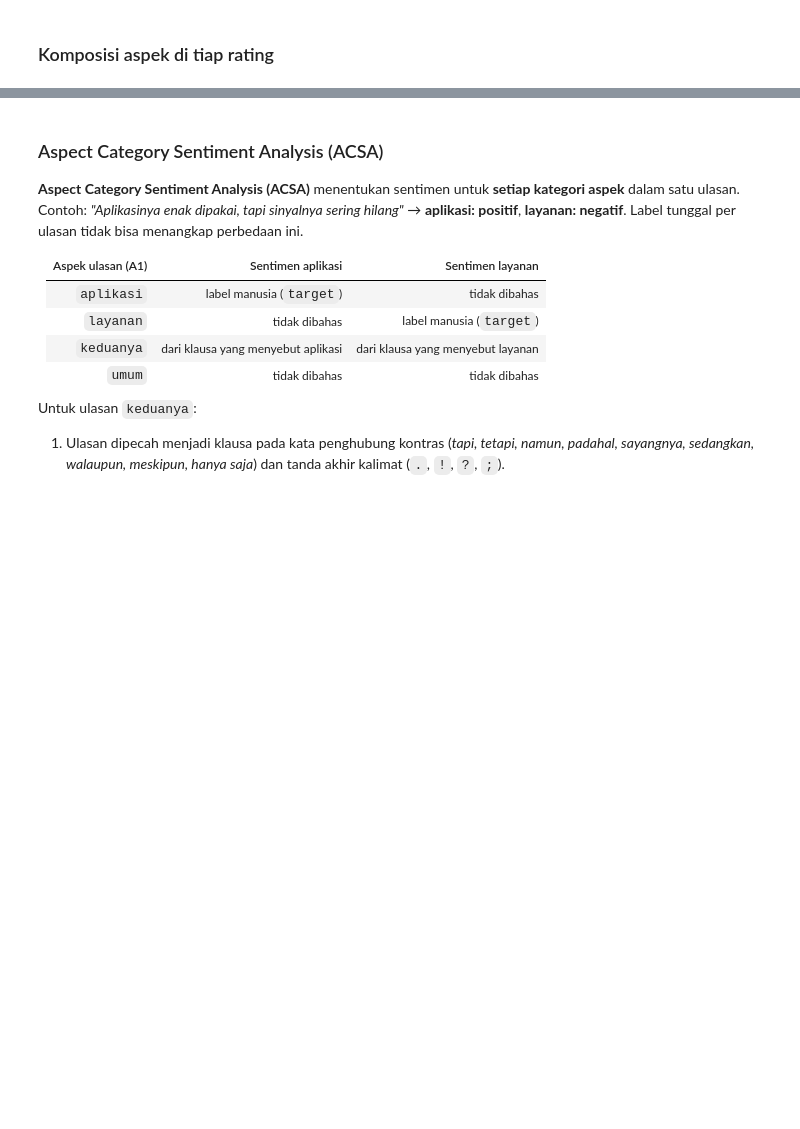
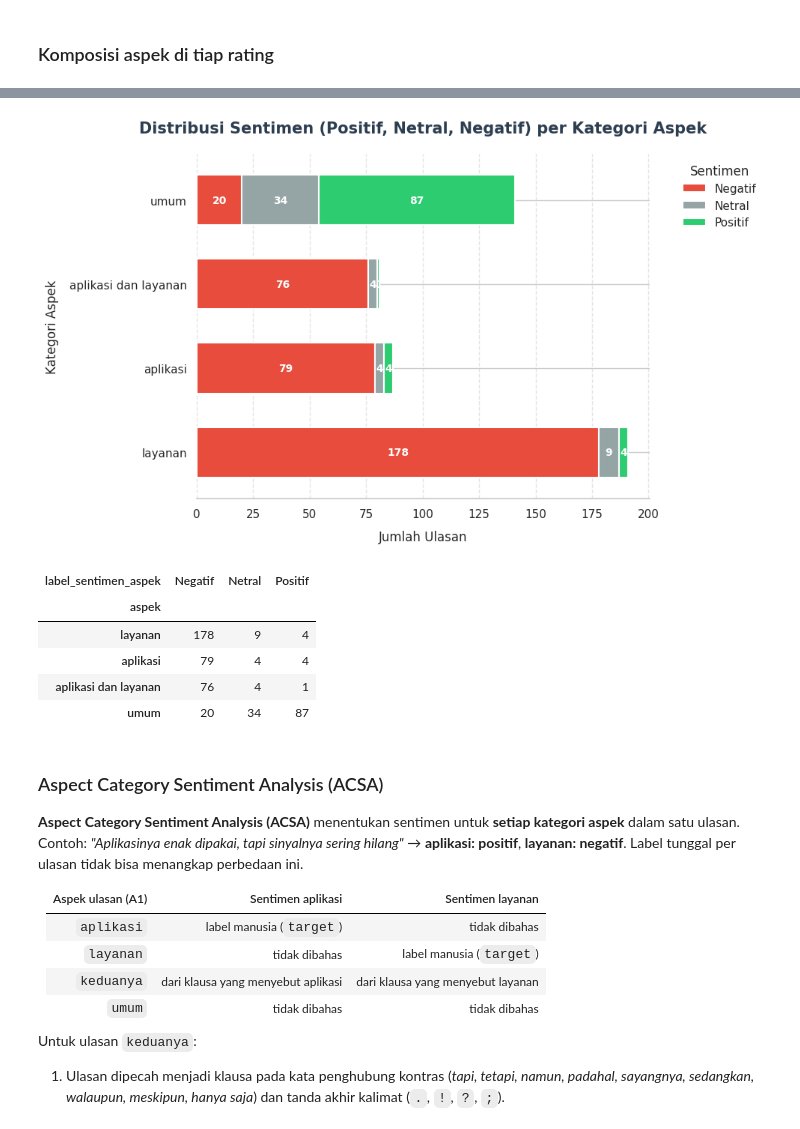
Before and after one commit to Newtype354/Sentiment-Analysis-bias-mytelkomsel, a Jupyter notebook: PBA_Sentiment_Analysis.ipynb, the cells around one changed output, grey strips where cells are left out. Cells and saved outputs as stored; diff of their text form; code cells hidden in the pictures; blank space fills up the shorter version.

```diff
--- a/PBA_Sentiment_Analysis.ipynb
+++ b/PBA_Sentiment_Analysis.ipynb
@@ -1014,3 +1049,70 @@ plt.show()
+# %%
+import pandas as pd
+import numpy as np
+import matplotlib.pyplot as plt
+import seaborn as sns
+
+# Memetakan nilai sentimen angka kembali ke label teks untuk kemudahan visualisasi
+nama_sentimen_map = {-1: 'Negatif', 0: 'Netral', 1: 'Positif'}
+df_aspek['label_sentimen_aspek'] = df_aspek['target'].map(nama_sentimen_map)
+
+# Membuat crosstab antara Aspek dan Sentimen
+tabel_aspek_sentimen = pd.crosstab(df_aspek['aspek'], df_aspek['label_sentimen_aspek'])
+
+# Mengurutkan baris dan kolom agar visualisasinya konsisten
+urutan_aspek_plot = ['layanan', 'aplikasi', 'aplikasi dan layanan', 'umum']
+urutan_sentimen_plot = ['Negatif', 'Netral', 'Positif']
+
+tabel_aspek_sentimen = tabel_aspek_sentimen.reindex(index=urutan_aspek_plot, columns=urutan_sentimen_plot, fill_value=0)
+
+# Skema warna yang elegan dan representatif
+# Merah/Oranye untuk Negatif, Abu-abu untuk Netral, Hijau untuk Positif
+warna_sentimen = ['#e74c3c', '#95a5a6', '#2ecc71']
+
+# Membuat Stacked Bar Chart
+fig, ax = plt.subplots(figsize=(10, 6))
+tabel_aspek_sentimen.plot(kind='barh', stacked=True, color=warna_sentimen, ax=ax, width=0.6, edgecolor='white', linewidth=1.5)
+
+# Menambahkan anotasi angka jumlah review di dalam batang grafik
+for p in ax.patches:
+    width = p.get_width()
+    if width > 0:  # Hanya tampilkan label jika jumlah review > 0
+        x = p.get_x() + width / 2
+        y = p.get_y() + p.get_height() / 2
+        ax.annotate(f'{int(width)}',
+                    (x, y),
+                    ha='center',
+                    va='center',
+                    color='white',
+                    fontsize=10,
+                    weight='bold')
+
+# Mengatur judul dan label sumbu
+ax.set_title('Distribusi Sentimen (Positif, Netral, Negatif) per Kategori Aspek', fontsize=15, pad=20, weight='bold', color='#2c3e50')
+ax.set_xlabel('Jumlah Ulasan', fontsize=12, labelpad=10)
+ax.set_ylabel('Kategori Aspek', fontsize=12, labelpad=10)
+
+# Mempercantik tampilan grid dan bingkai
+ax.xaxis.grid(True, linestyle='--', alpha=0.5, color='#cccbca')
+ax.set_axisbelow(True)
+sns.despine(left=True, top=True, right=True)
+
+# Menyesuaikan legenda
+ax.legend(title='Sentimen', bbox_to_anchor=(1.05, 1), loc='upper left', frameon=False, fontsize=11, title_fontsize=12)
+
+plt.tight_layout()
+plt.show()
+
+# Menampilkan tabel angka untuk detail presisi
+display(tabel_aspek_sentimen)
+# %% [output]
+[figure, added]
+| label_sentimen_aspek | Negatif | Netral | Positif |
+| aspek |  |  |  |
+| layanan | 178 | 9 | 4 |
+| aplikasi | 79 | 4 | 4 |
+| aplikasi dan layanan | 76 | 4 | 1 |
+| umum | 20 | 34 | 87 |
 # %% [markdown]
 <h3>Aspect Category Sentiment Analysis (ACSA)</h3>
 
```
Also changed, not shown: parts of 14 cells of this notebook.
